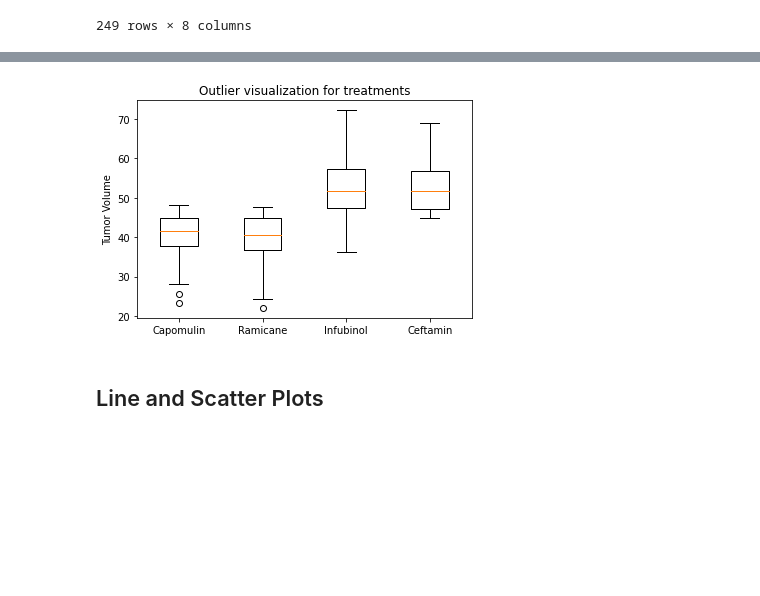
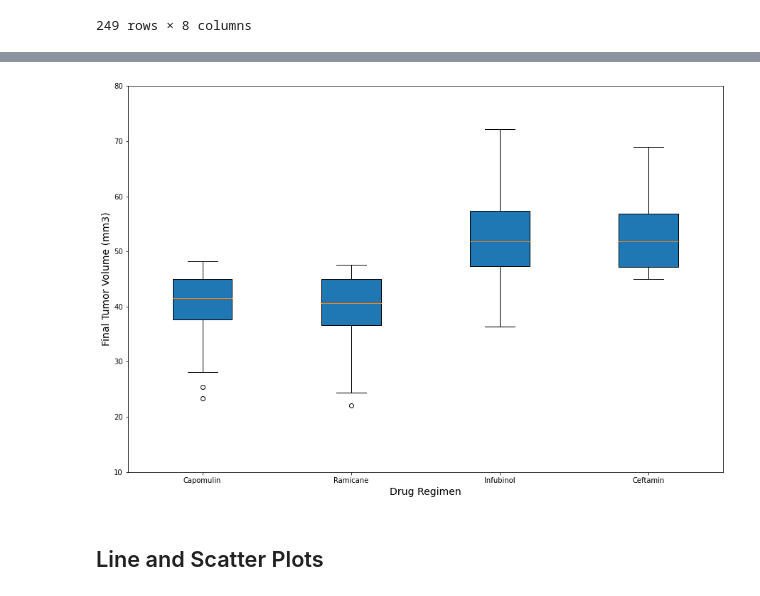
Before and after one commit to TPhillips27/Matplotlib-homework, a Jupyter notebook: Instructions/Pymaceuticals/pymaceuticals_starter.ipynb, the cells around one changed output, grey strips where cells are left out. Cells and saved outputs as stored; diff of their text form; code cells hidden in the pictures; blank space fills up the shorter version.

```diff
--- a/Instructions/Pymaceuticals/pymaceuticals_starter.ipynb
+++ b/Instructions/Pymaceuticals/pymaceuticals_starter.ipynb
@@ -229,19 +229,29 @@ Values above 87.66645829999999 could be outliers.
 # %%
 # Generate a box plot of the final tumor volume of each mouse across four regimens of interest
 capomulin_regimen = clean_combined_df.loc[clean_combined_df['Drug Regimen'] == 'Capomulin', 'Tumor Volume (mm3)']
 ramicane_regimen = clean_combined_df.loc[clean_combined_df['Drug Regimen'] == 'Ramicane', 'Tumor Volume (mm3)']
 infubinol_regimen = clean_combined_df.loc[clean_combined_df['Drug Regimen'] == 'Infubinol', 'Tumor Volume (mm3)']
 ceftamin_regimen = clean_combined_df.loc[clean_combined_df['Drug Regimen'] == 'Ceftamin', 'Tumor Volume (mm3)']
 
+# Regimen= ['Capomulin', 'Ramicane', 'Infubinol','Ceftamin']
+
+# fig1, ax1 = plt.subplots()
+# ax1.set_ylabel('Final Tumor Volume (mm3)')
+# ax1.boxplot([capomulin_regimen, ramicane_regimen, infubinol_regimen, ceftamin_regimen], labels=Regimen)
+# plt.show()
+
+
+data_to_plot = [capomulin_regimen, ramicane_regimen, infubinol_regimen, ceftamin_regimen]
 Regimen= ['Capomulin', 'Ramicane', 'Infubinol','Ceftamin']
 
-fig1, ax1 = plt.subplots()
-ax1.set_title('Outlier visualization for treatments')
-ax1.set_ylabel('Tumor Volume')
-ax1.boxplot([capomulin_regimen, ramicane_regimen, infubinol_regimen, ceftamin_regimen], labels=Regimen)
+fig1, ax1 = plt.subplots(figsize=(15, 10))
+ax1.set_ylabel('Final Tumor Volume (mm3)',fontsize = 14)
+ax1.set_xlabel('Drug Regimen',fontsize = 14)
+ax1.boxplot(data_to_plot, labels=Regimen, widths = 0.4, patch_artist=True,vert=True)
+plt.ylim(10, 80)
 plt.show()
 # %% [output]
-[figure, old version]
+[figure, new version]
 # %% [markdown]
 ## Line and Scatter Plots
 # %%
```
Also changed, not shown: parts of 3 cells of this notebook.
